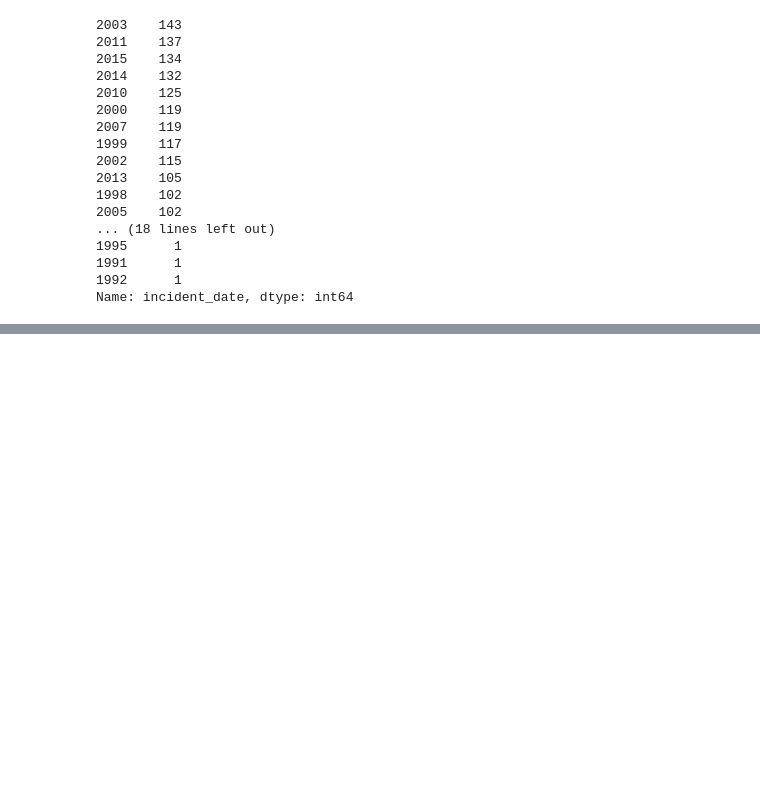
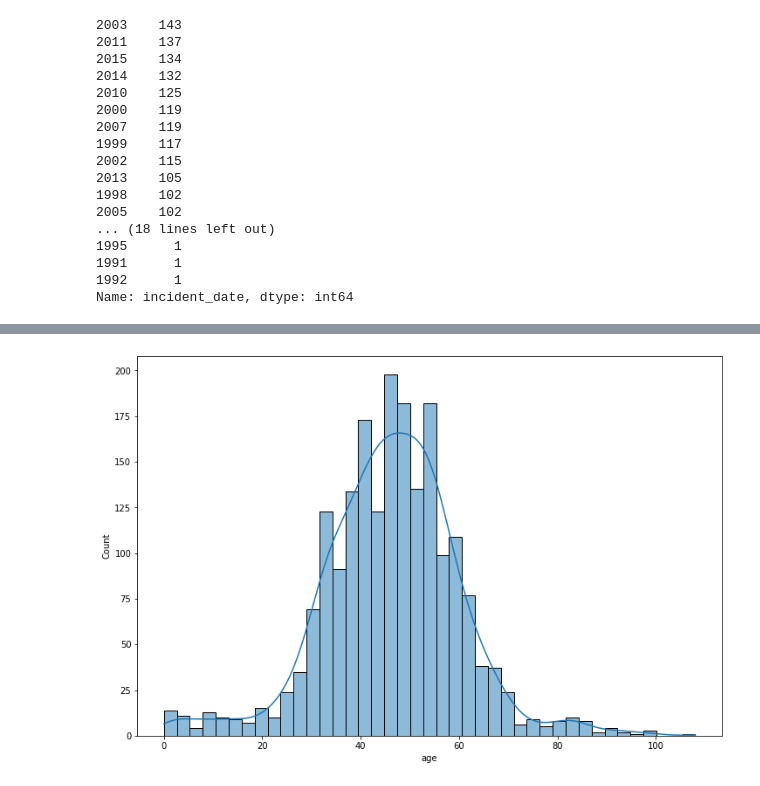
Before and after one commit to js3lliott/water-main-break-prediction-KW, a Jupyter notebook: nbs/feature_eng_preprocessing.ipynb, the cells around one changed output, grey strips where cells are left out. Cells and saved outputs as stored; diff of their text form; code cells hidden in the pictures; blank space fills up the shorter version.

```diff
--- a/nbs/feature_eng_preprocessing.ipynb
+++ b/nbs/feature_eng_preprocessing.ipynb
@@ -542,0 +593,3 @@ Name: incident_date, dtype: int64
+# %%
+# drop watbreakincidentid
+data.drop('watbreakincidentid', axis=1, inplace=True)
@@ -542,0 +618,3 @@ Name: incident_date, dtype: int64
+# %%
+data_copy = data.copy()
+data_copy.drop(['objectid', 'street', 'assetid'], axis=1, inplace=True)
@@ -542,0 +634,6 @@ Name: incident_date, dtype: int64
+# %%
+plt.figure(figsize=(12, 8))
+sns.histplot(data_copy['age'], kde=True)
+plt.show();
+# %% [output]
+[figure, added]
```
Also changed, not shown: parts of 41 cells of this notebook.
